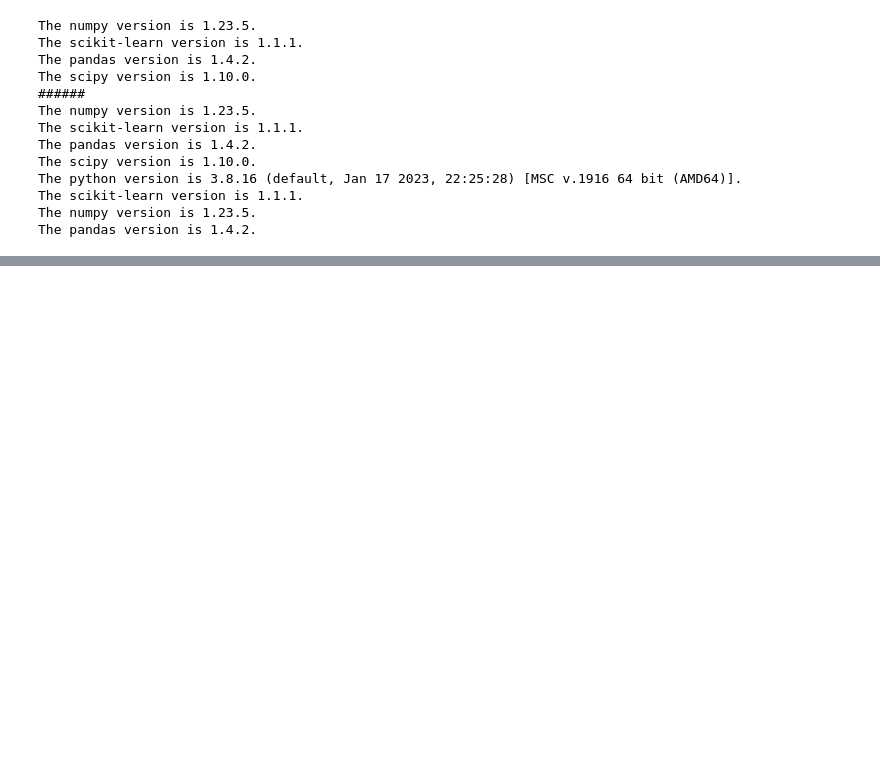
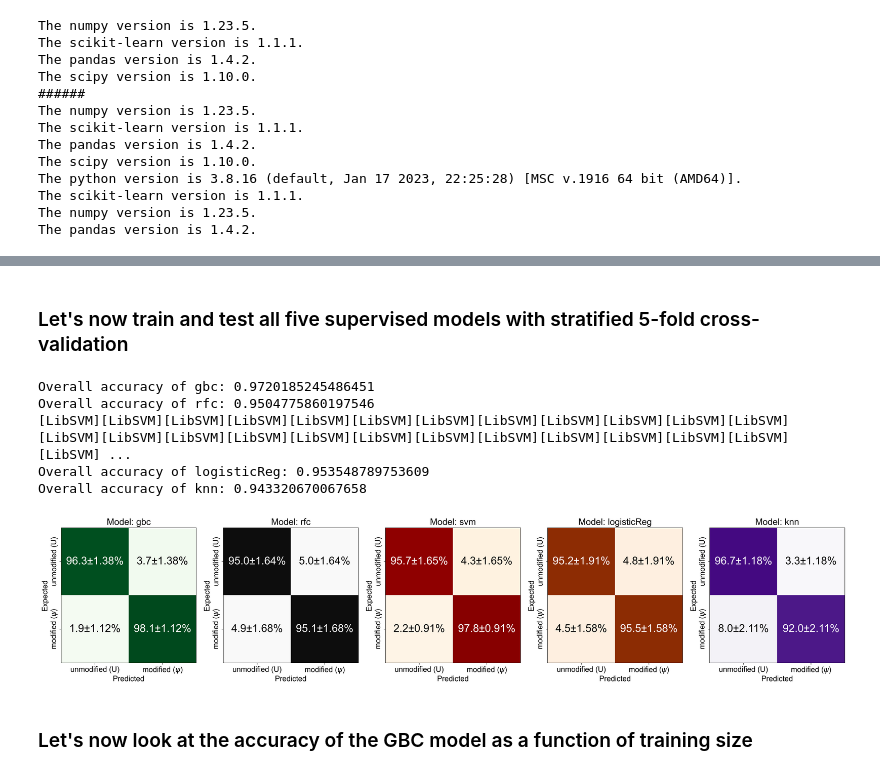
Before and after one commit to wanunulab/ModQuant, a Jupyter notebook: Pseudouridine_ML_Quantification_Tutorial.ipynb, the cells around one changed output, grey strips where cells are left out. Cells and saved outputs as stored; diff of their text form; code cells hidden in the pictures; blank space fills up the shorter version.

Commit message:
Fixed error with loading different sample size into the model_iter function in ML_helpers. Updated tutorial as well.

```diff
--- a/Pseudouridine_ML_Quantification_Tutorial.ipynb
+++ b/Pseudouridine_ML_Quantification_Tutorial.ipynb
@@ -78,0 +61,17 @@ print(df)
+# %%
+for (columnName, columnData) in df.iteritems(): #Let's take a look at the feature names in our dataframe
+    print('Column Name : ',columnName)
+
+
+substrings_to_drop=['read_ID','samples','type'] #dropping columns from the dataframe that should not be in the feature space
+columns_to_drop=[col for col in df.columns if any(substring in col for substring in substrings_to_drop)]
+
+feature_prep_df=df.drop(columns=columns_to_drop)
+
+feature_space=[]
+for (columnName,columnData) in feature_prep_df.iteritems():
+    print('Column Name : ', columnName)
+    feature_space.append(columnName)
+print(f"Number of feature dimensions: {len(feature_space)}")
+
+print(df["type"].value_counts())
@@ -78,0 +96,2 @@ print(df)
+# %% [markdown]
+### Let's now train and test all five supervised models with stratified 5-fold cross-validation
@@ -78,0 +125,28 @@ print(df)
+# %%
+import warnings
+warnings.filterwarnings('ignore')
+disp_labels = ["unmodified (U)", "modified ($\psi$)"]
+plt.rcParams['font.family'] = "arial"
+matplotlib.rcParams.update({'font.size':16})
+
+
+models=['gbc','rfc','svm','logisticReg','knn'] #load models we want to train and test
+colors = ['Greens', 'Greys', 'OrRd', 'Oranges', 'Purples'] #colors of confusion matrix displaying overall accuracy for each model
+labels=["unmodified","modified"] #labels we used in 'type' column to identify if a transcript is modified or unmodified
+
+plt.figure(figsize=(30,10), dpi=300)
+for idx, model in enumerate(models):
+    ax=plt.subplot(1, 5, idx+1)
+    summary_output=ML_helpers.IterateModel(df,feature_space,labels,model,seed=654).model_iter() #train and test each model iteratively
+    print(f"Overall accuracy of {model}: {summary_output['avg_accuracy']}")
+    plot_avg_conf_mat(ax,summary_output['avg_conf_mat_mean'],summary_output['avg_conf_mat_std'],summary_output['avg_accuracy'],disp_labels,colors[idx])
+    plt.title(f"Model: {model}") #comment this out to print the overall accuracy as the title of each confusion matrix
+# %% [output]
+Overall accuracy of gbc: 0.9720185245486451
+Overall accuracy of rfc: 0.9504775860197546
+[LibSVM][LibSVM][LibSVM][LibSVM][LibSVM][LibSVM][LibSVM][LibSVM][LibSVM][LibSVM][LibSVM][LibSVM][LibSVM][LibSVM][LibSVM][LibSVM][LibSVM][LibSVM][LibSVM][LibSVM][LibSVM][LibSVM][LibSVM][LibSVM][LibSVM] ...
+Overall accuracy of logisticReg: 0.953548789753609
+Overall accuracy of knn: 0.943320670067658
+[figure, added]
+# %% [markdown]
+### Let's now look at the accuracy of the GBC model as a function of training size
```
Also changed, not shown: parts of 10 cells of this notebook, 1 other file.
